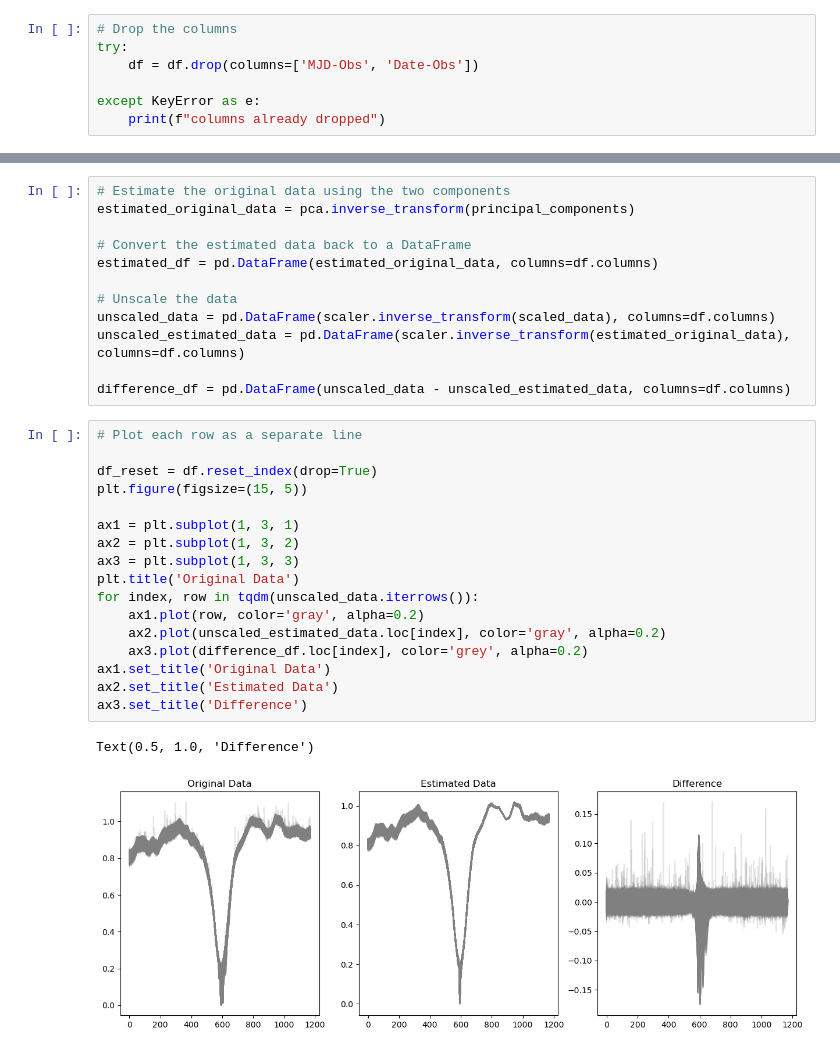
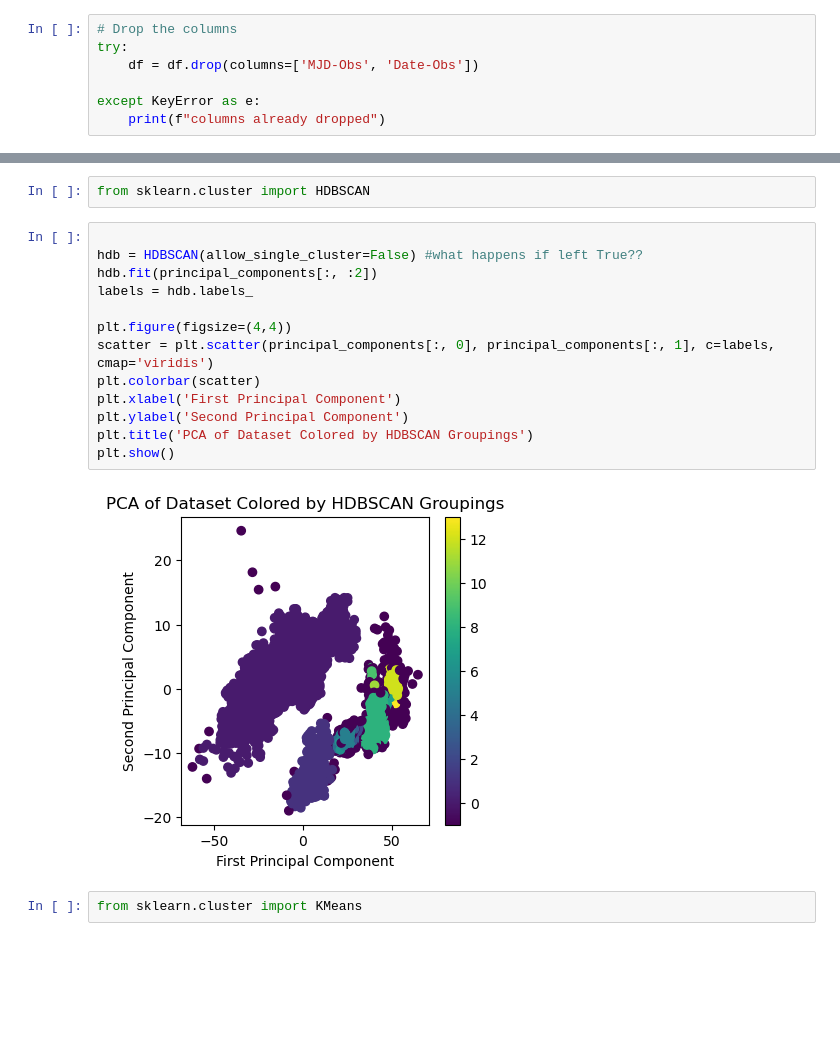
Before and after one commit to Ajb2307/exo-comets, a Jupyter notebook: ProjectExoComet/PCA_test.ipynb, the cells around one changed output, grey strips where cells are left out. Drawn from its saved outputs; the diff is of its cells as text; blank space fills up the shorter version.

```diff
--- a/ProjectExoComet/PCA_test.ipynb
+++ b/ProjectExoComet/PCA_test.ipynb
@@ -41,35 +48,22 @@ plt.grid()
 plt.show()
 # %% [output]
 [figure]
-# %%
-# Estimate the original data using the two components
-estimated_original_data = pca.inverse_transform(principal_components)
-
-# Convert the estimated data back to a DataFrame
-estimated_df = pd.DataFrame(estimated_original_data, columns=df.columns)
-
-# Unscale the data
-unscaled_data = pd.DataFrame(scaler.inverse_transform(scaled_data), columns=df.columns)
-unscaled_estimated_data = pd.DataFrame(scaler.inverse_transform(estimated_original_data), columns=df.columns)
-
-difference_df = pd.DataFrame(unscaled_data - unscaled_estimated_data, columns=df.columns)
-# %%
-# Plot each row as a separate line
-
-df_reset = df.reset_index(drop=True)
-plt.figure(figsize=(15, 5))
-
-ax1 = plt.subplot(1, 3, 1)
-ax2 = plt.subplot(1, 3, 2)
-ax3 = plt.subplot(1, 3, 3)
-plt.title('Original Data')
-for index, row in tqdm(unscaled_data.iterrows()):
-    ax1.plot(row, color='gray', alpha=0.2)
-    ax2.plot(unscaled_estimated_data.loc[index], color='gray', alpha=0.2)
-    ax3.plot(difference_df.loc[index], color='grey', alpha=0.2)
-ax1.set_title('Original Data')
-ax2.set_title('Estimated Data')
-ax3.set_title('Difference')
-# %% [output]
-Text(0.5, 1.0, 'Difference')
-[figure, removed]
+# %%
+from sklearn.cluster import HDBSCAN
+# %%
+
+hdb = HDBSCAN(allow_single_cluster=False) #what happens if left True??
+hdb.fit(principal_components[:, :2])
+labels = hdb.labels_
+
+plt.figure(figsize=(4,4))
+scatter = plt.scatter(principal_components[:, 0], principal_components[:, 1], c=labels, cmap='viridis')
+plt.colorbar(scatter)
+plt.xlabel('First Principal Component')
+plt.ylabel('Second Principal Component')
+plt.title('PCA of Dataset Colored by HDBSCAN Groupings')
+plt.show()
+# %% [output]
+[figure, added]
+# %%
+from sklearn.cluster import KMeans
```
Also changed, not shown: parts of 13 cells of this notebook, 2 other files.
